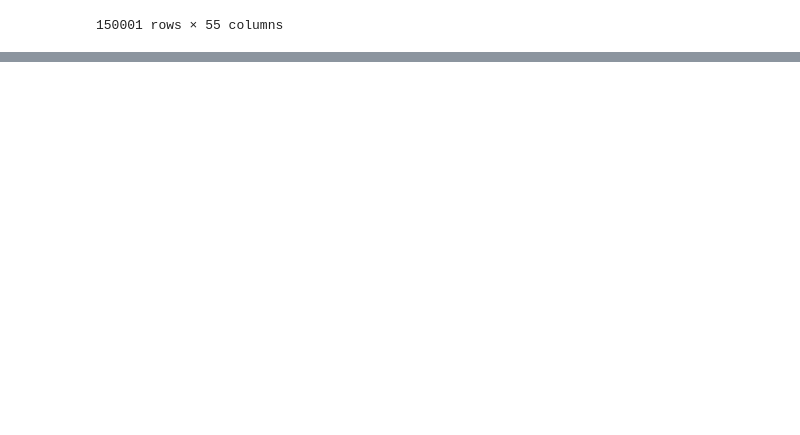
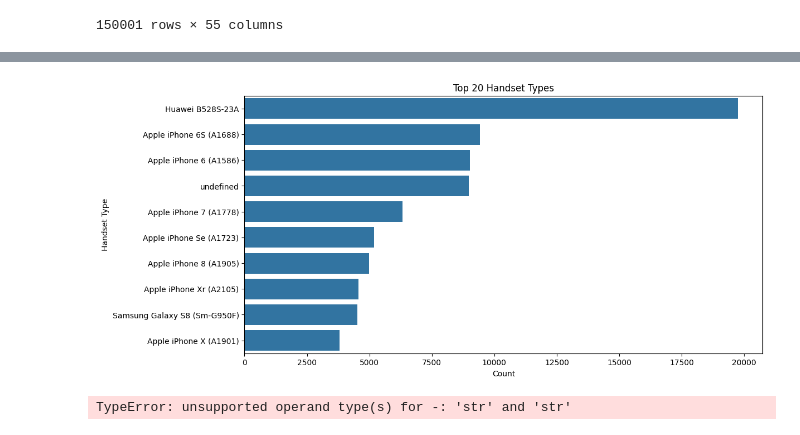
Before and after one commit to medhanittes/Business_Need, a Jupyter notebook: scripts/postgres_load.ipynb, the cells around one changed output, grey strips where cells are left out. Saved outputs shown, nothing was run; the diff lists cells and outputs as text; code cells hidden in the pictures; blank space fills up the shorter version.

Commit message:
top 10 handsets used by customer

```diff
--- a/scripts/postgres_load.ipynb
+++ b/scripts/postgres_load.ipynb
@@ -35,0 +82,17 @@ df
+# %%
+column_name = 'Handset Type'
+if column_name in df.columns and df[column_name].dtype == 'object':
+    # Calculate value counts
+    value_counts = df[column_name].value_counts()
+    print(f"Value Counts for {column_name}:\n", value_counts)
+
+    # Define a threshold for rarity (e.g., categories with fewer than 5 occurrences)
+    threshold = 5
+    rare_categories = value_counts[value_counts < threshold]
+
+    if not rare_categories.empty:
+        print(f"\nRare categories in '{column_name}':\n", rare_categories)
+    else:
+        print(f"\nNo rare categories found in '{column_name}'.")
+else:
+    print(f"Column '{column_name}' does not exist or is not an object type.")
@@ -35,0 +117,12 @@ df
+# %%
+# Define a threshold for rarity
+threshold = 5
+# to cereat a value count series
+value_counts = df[column_name].value_counts()
+# Combine rare categories into 'Other'
+df[column_name] = df[column_name].apply(
+    lambda x: x if pd.notnull(x) and value_counts.get(x, 0) >= threshold else 'Other')
+
+# Check the new value counts
+new_value_counts = df[column_name].value_counts()
+print("\nNew Value Counts after combining rare categories:\n", new_value_counts)
@@ -35,0 +144,33 @@ df
+# %%
+# Plot the value counts of the handset types
+plt.figure(figsize=(12, 6))
+sns.countplot(y=df[column_name], order=df[column_name].value_counts().index[:10])  # Top 10 categories
+plt.title('Top 20 Handset Types')
+plt.xlabel('Count')
+plt.ylabel('Handset Type')
+plt.show()
+# %% [output]
+[figure, added]
+# %%
+# Identify Outliers using IQR
+def identify_outliers_iqr(data):
+    # Calculate Q1 (25th percentile) and Q3 (75th percentile)
+    Q1 = data.quantile(0.25)
+    Q3 = data.quantile(0.75)
+    IQR = Q3 - Q1
+
+    # Define outlier bounds
+    lower_bound = Q1 - 1.5 * IQR
+    upper_bound = Q3 + 1.5 * IQR
+
+    # Identify outliers
+    outliers = ((data < lower_bound) | (data > upper_bound))
+    return outliers
+
+# 'Handset Type'column to check for outliers
+outlier_mask = identify_outliers_iqr(df['Handset Type'])
+outliers = df[outlier_mask]
+
+print("Outliers:\n", outliers)
+# %% [output]
+TypeError: unsupported operand type(s) for -: 'str' and 'str'
```
Also changed, not shown: parts of 6 cells of this notebook, 1 other file.
